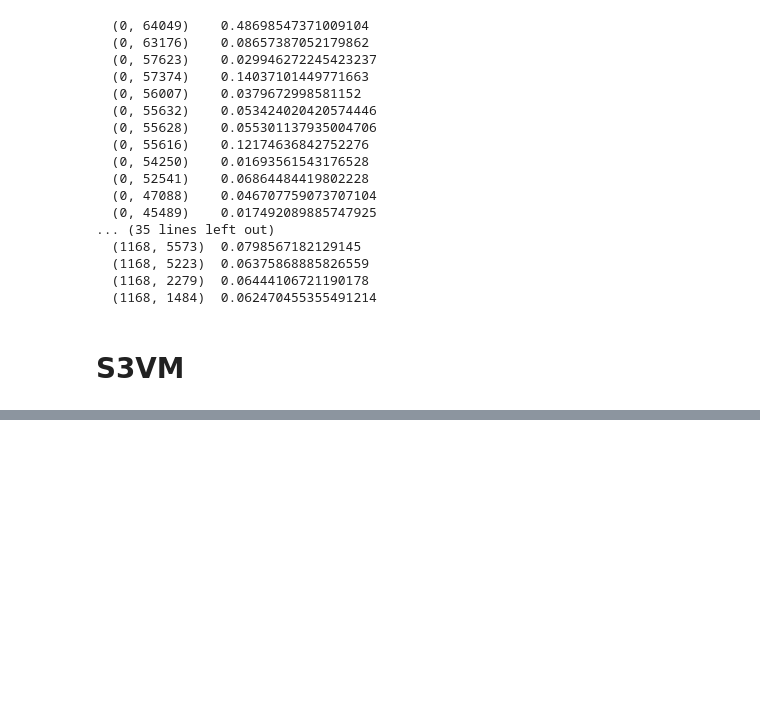
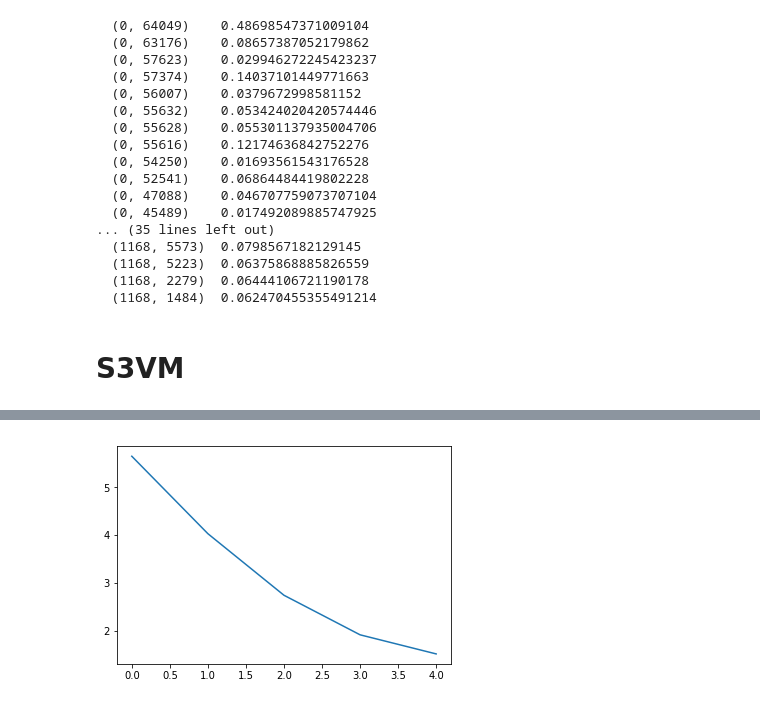
Before and after one commit to Raphael-LASRY/Machine-Learning, a Jupyter notebook: ml_project.ipynb, the cells around one changed output, grey strips where cells are left out. Drawn from its saved outputs; the diff is of its cells as text; code cells hidden in the pictures; blank space fills up the shorter version.

```diff
--- a/ml_project.ipynb
+++ b/ml_project.ipynb
@@ -405,3 +407,8 @@ print(s3vm.accuracy(X_test, Y_test))
+# %%
+plt.plot(np.arange(len(s3vm.loss_list)), np.log10(s3vm.loss_list))
+plt.show()
+# %% [output]
+[figure, added]
 # %%
 # Y = s3vm.predict(X_test)
 # print(*zip(Y.astype(int), Y_test))
```
Also changed, not shown: parts of 7 cells of this notebook.
